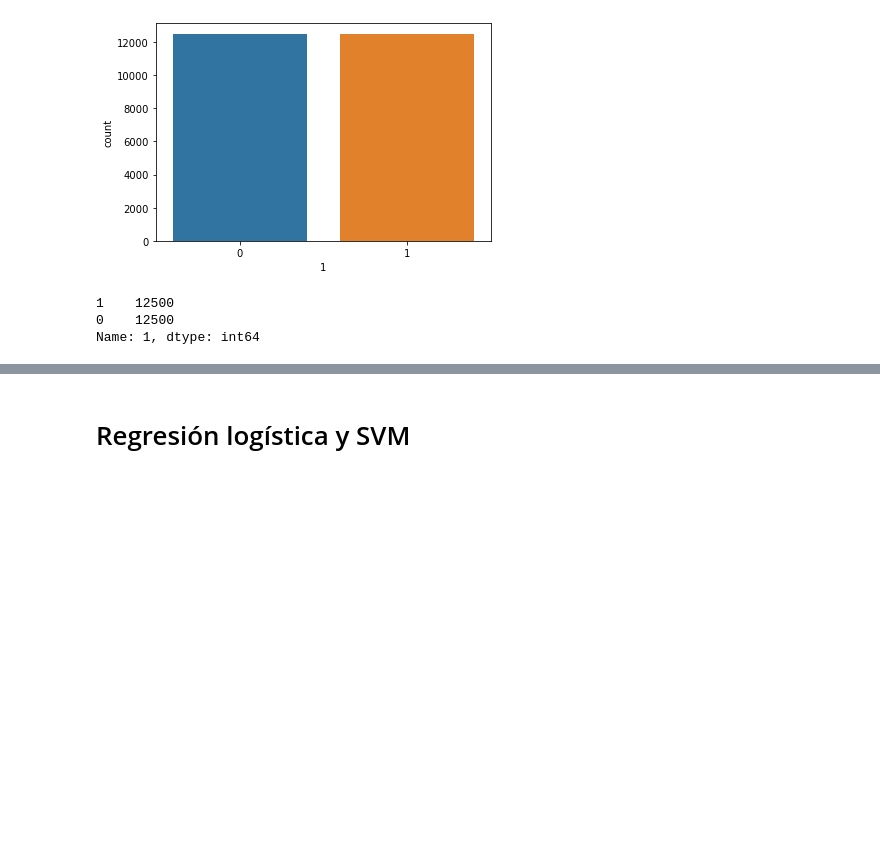
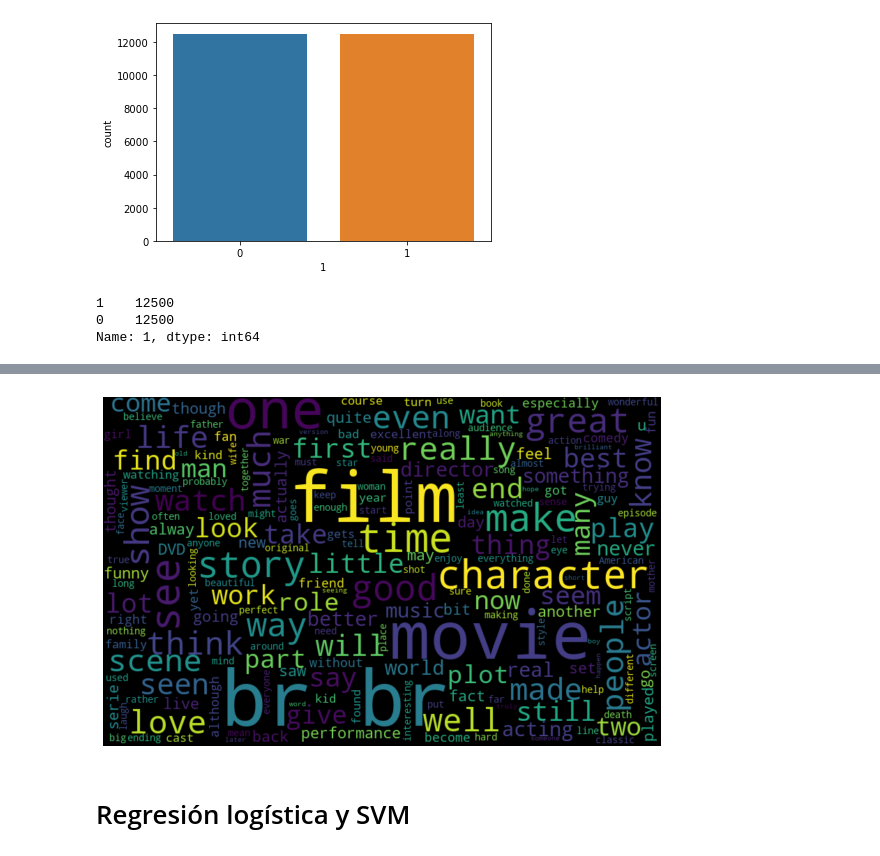
Before and after one commit to alvaroenrique/ML_course-project2, a Jupyter notebook: ml-proyecto2.ipynb, the cells around one changed output, grey strips where cells are left out. Drawn from its saved outputs; the diff is of its cells as text; code cells hidden in the pictures; blank space fills up the shorter version.

```diff
--- a/ml-proyecto2.ipynb
+++ b/ml-proyecto2.ipynb
@@ -52,3 +70,7 @@ Name: 1, dtype: int64
+# %%
+create_wordcloud(" ".join(data[data["1"]==1]["0"].values))
+# %% [output]
+[figure, added]
 # %% [markdown]
 # Regresión logística y SVM
 # %%
```
Also changed, not shown: parts of 3 cells of this notebook.
